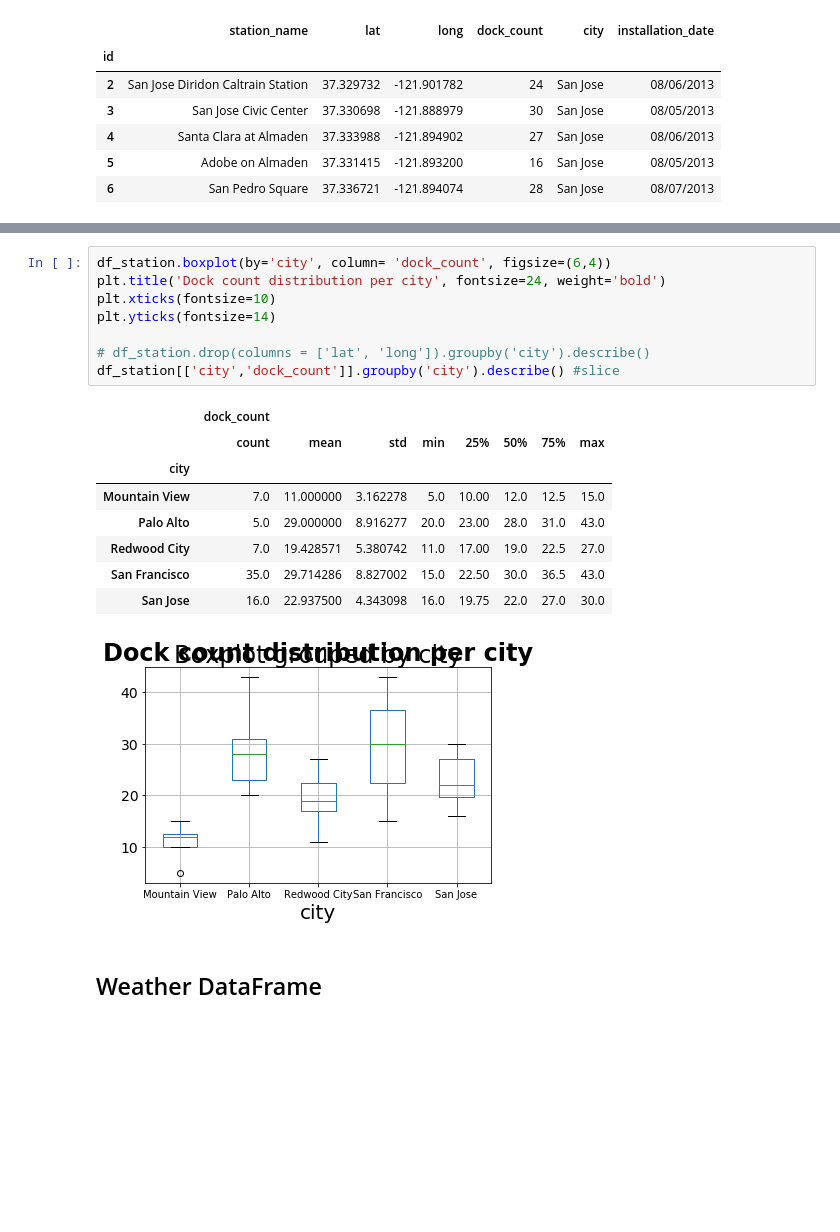
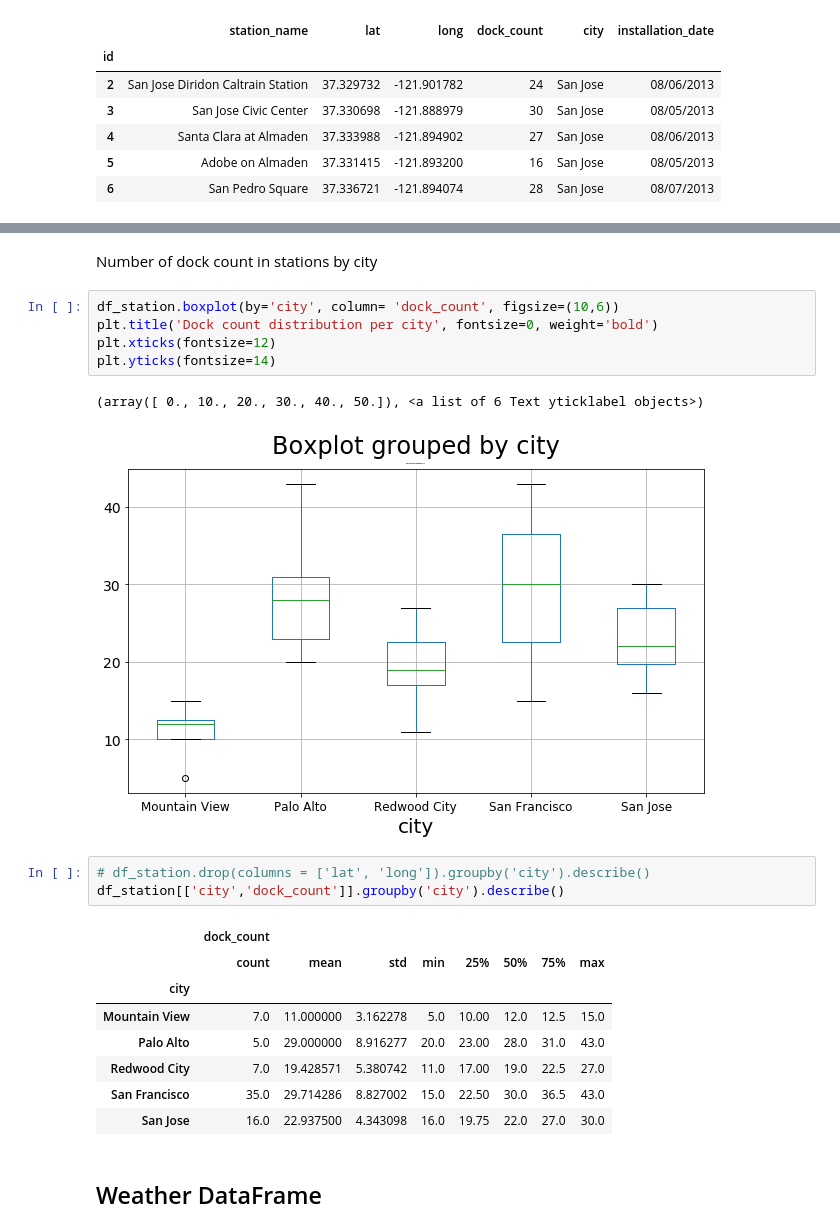
Before and after one commit to orbenishay/pandas-project, a Jupyter notebook: Bicycle_11.ipynb, the cells around one changed output, grey strips where cells are left out. Cells and saved outputs as stored; diff of their text form; blank space fills up the shorter version.

```diff
--- a/Bicycle_11.ipynb
+++ b/Bicycle_11.ipynb
@@ -50,21 +50,25 @@ plt.rcParams['font.size'] = 20
+# %% [markdown]
+Number of dock count in stations by city
 # %%
-df_station.boxplot(by='city', column= 'dock_count', figsize=(6,4))
-plt.title('Dock count distribution per city', fontsize=24, weight='bold')
-plt.xticks(fontsize=10)
+df_station.boxplot(by='city', column= 'dock_count', figsize=(10,6))
+plt.title('Dock count distribution per city', fontsize=0, weight='bold')
+plt.xticks(fontsize=12)
 plt.yticks(fontsize=14)
-
-# df_station.drop(columns = ['lat', 'long']).groupby('city').describe()
-df_station[['city','dock_count']].groupby('city').describe() #slice
 # %% [output]
-|  | dock_count |  |  |  |  |  |  |  |
-|  | count | mean | std | min | 25% | 50% | 75% | max |
-| city |  |  |  |  |  |  |  |  |
-| Mountain View | 7.0 | 11.000000 | 3.162278 | 5.0 | 10.00 | 12.0 | 12.5 | 15.0 |
-| Palo Alto | 5.0 | 29.000000 | 8.916277 | 20.0 | 23.00 | 28.0 | 31.0 | 43.0 |
-| Redwood City | 7.0 | 19.428571 | 5.380742 | 11.0 | 17.00 | 19.0 | 22.5 | 27.0 |
-| San Francisco | 35.0 | 29.714286 | 8.827002 | 15.0 | 22.50 | 30.0 | 36.5 | 43.0 |
-| San Jose | 16.0 | 22.937500 | 4.343098 | 16.0 | 19.75 | 22.0 | 27.0 | 30.0 |
+(array([ 0., 10., 20., 30., 40., 50.]), <a list of 6 Text yticklabel objects>)
-[figure, old version]
+[figure, new version]
+# %%
+# df_station.drop(columns = ['lat', 'long']).groupby('city').describe()
+df_station[['city','dock_count']].groupby('city').describe()
+# %% [output]
+|  | dock_count |  |  |  |  |  |  |  |
+|  | count | mean | std | min | 25% | 50% | 75% | max |
+| city |  |  |  |  |  |  |  |  |
+| Mountain View | 7.0 | 11.000000 | 3.162278 | 5.0 | 10.00 | 12.0 | 12.5 | 15.0 |
+| Palo Alto | 5.0 | 29.000000 | 8.916277 | 20.0 | 23.00 | 28.0 | 31.0 | 43.0 |
+| Redwood City | 7.0 | 19.428571 | 5.380742 | 11.0 | 17.00 | 19.0 | 22.5 | 27.0 |
+| San Francisco | 35.0 | 29.714286 | 8.827002 | 15.0 | 22.50 | 30.0 | 36.5 | 43.0 |
+| San Jose | 16.0 | 22.937500 | 4.343098 | 16.0 | 19.75 | 22.0 | 27.0 | 30.0 |
 # %% [markdown]
 ## Weather DataFrame
 # %%
```
Also changed, not shown: parts of 25 cells of this notebook.
